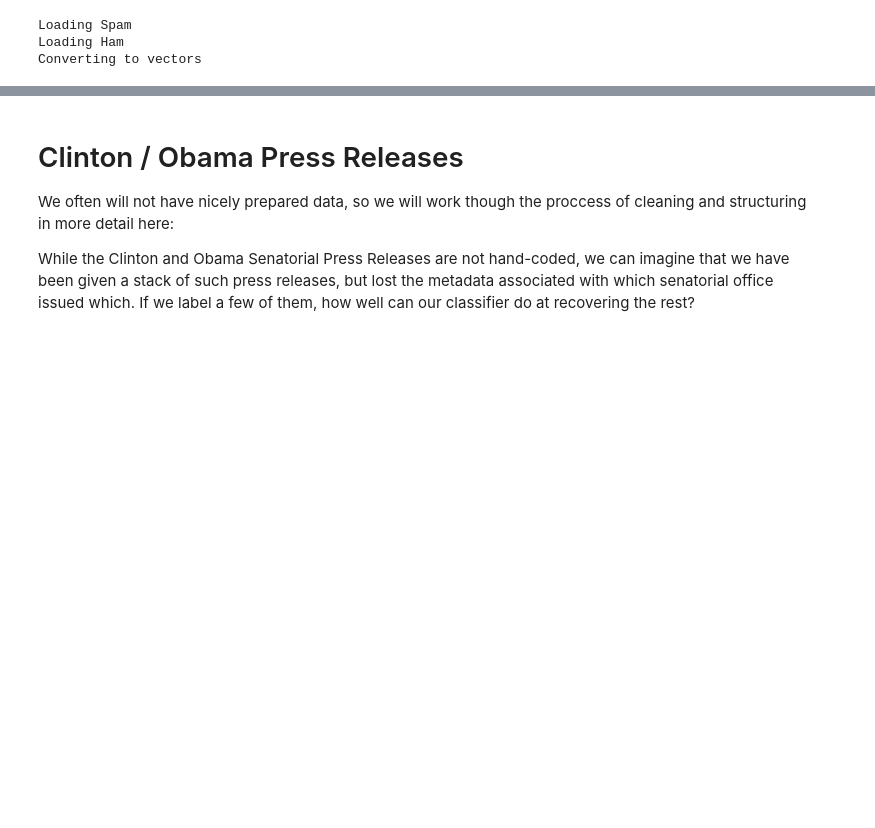
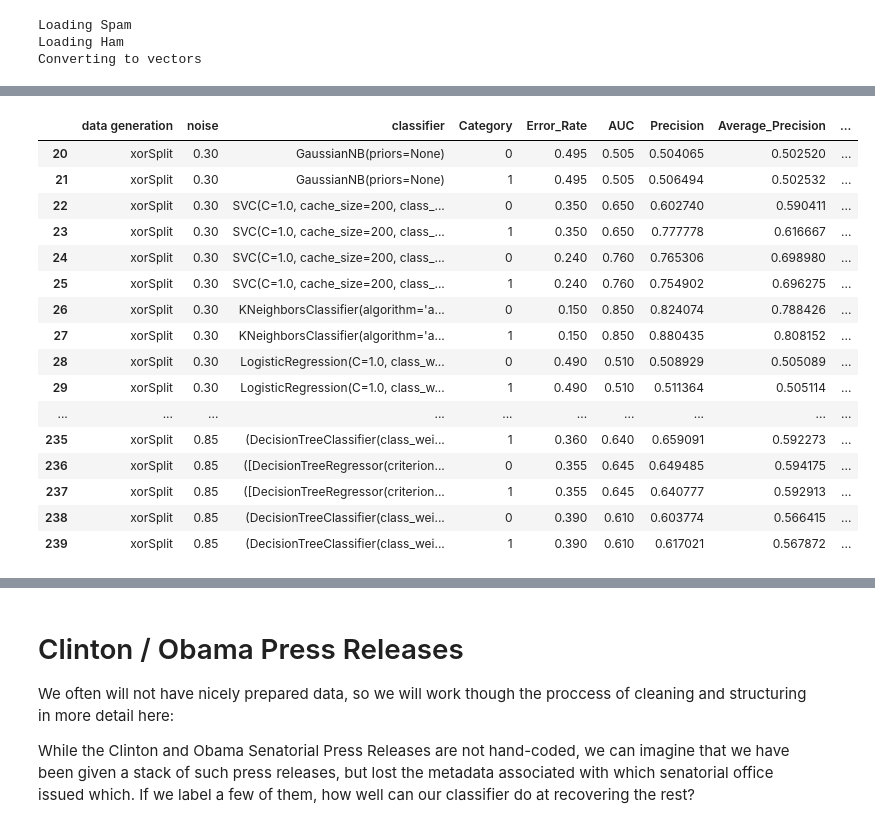
Before and after one commit to luisesanmartin/Content-Analysis-2020, a Jupyter notebook: week-3/3-Classification.ipynb, the cells around one changed output, grey strips where cells are left out. Drawn from its saved outputs; the diff is of its cells as text; code cells hidden in the pictures; blank space fills up the shorter version.

```diff
--- a/week-3/3-Classification.ipynb
+++ b/week-3/3-Classification.ipynb
@@ -274,0 +363,20 @@ lucem_illud_2020.plotregions(clf, dfTrain)
+# %%
+results[results['data generation'] == 'xorSplit']
+# %% [output]
+|  | data generation | noise | classifier | Category | Error_Rate | AUC | Precision | Average_Precision | ... |
+| 20 | xorSplit | 0.30 | GaussianNB(priors=None) | 0 | 0.495 | 0.505 | 0.504065 | 0.502520 | ... |
+| 21 | xorSplit | 0.30 | GaussianNB(priors=None) | 1 | 0.495 | 0.505 | 0.506494 | 0.502532 | ... |
+| 22 | xorSplit | 0.30 | SVC(C=1.0, cache_size=200, class_... | 0 | 0.350 | 0.650 | 0.602740 | 0.590411 | ... |
+| 23 | xorSplit | 0.30 | SVC(C=1.0, cache_size=200, class_... | 1 | 0.350 | 0.650 | 0.777778 | 0.616667 | ... |
+| 24 | xorSplit | 0.30 | SVC(C=1.0, cache_size=200, class_... | 0 | 0.240 | 0.760 | 0.765306 | 0.698980 | ... |
+| 25 | xorSplit | 0.30 | SVC(C=1.0, cache_size=200, class_... | 1 | 0.240 | 0.760 | 0.754902 | 0.696275 | ... |
+| 26 | xorSplit | 0.30 | KNeighborsClassifier(algorithm='a... | 0 | 0.150 | 0.850 | 0.824074 | 0.788426 | ... |
+| 27 | xorSplit | 0.30 | KNeighborsClassifier(algorithm='a... | 1 | 0.150 | 0.850 | 0.880435 | 0.808152 | ... |
+| 28 | xorSplit | 0.30 | LogisticRegression(C=1.0, class_w... | 0 | 0.490 | 0.510 | 0.508929 | 0.505089 | ... |
+| 29 | xorSplit | 0.30 | LogisticRegression(C=1.0, class_w... | 1 | 0.490 | 0.510 | 0.511364 | 0.505114 | ... |
+| ... | ... | ... | ... | ... | ... | ... | ... | ... | ... |
+| 235 | xorSplit | 0.85 | (DecisionTreeClassifier(class_wei... | 1 | 0.360 | 0.640 | 0.659091 | 0.592273 | ... |
+| 236 | xorSplit | 0.85 | ([DecisionTreeRegressor(criterion... | 0 | 0.355 | 0.645 | 0.649485 | 0.594175 | ... |
+| 237 | xorSplit | 0.85 | ([DecisionTreeRegressor(criterion... | 1 | 0.355 | 0.645 | 0.640777 | 0.592913 | ... |
+| 238 | xorSplit | 0.85 | (DecisionTreeClassifier(class_wei... | 0 | 0.390 | 0.610 | 0.603774 | 0.566415 | ... |
+| 239 | xorSplit | 0.85 | (DecisionTreeClassifier(class_wei... | 1 | 0.390 | 0.610 | 0.617021 | 0.567872 | ... |
```
Also changed, not shown: parts of 30 cells of this notebook.
